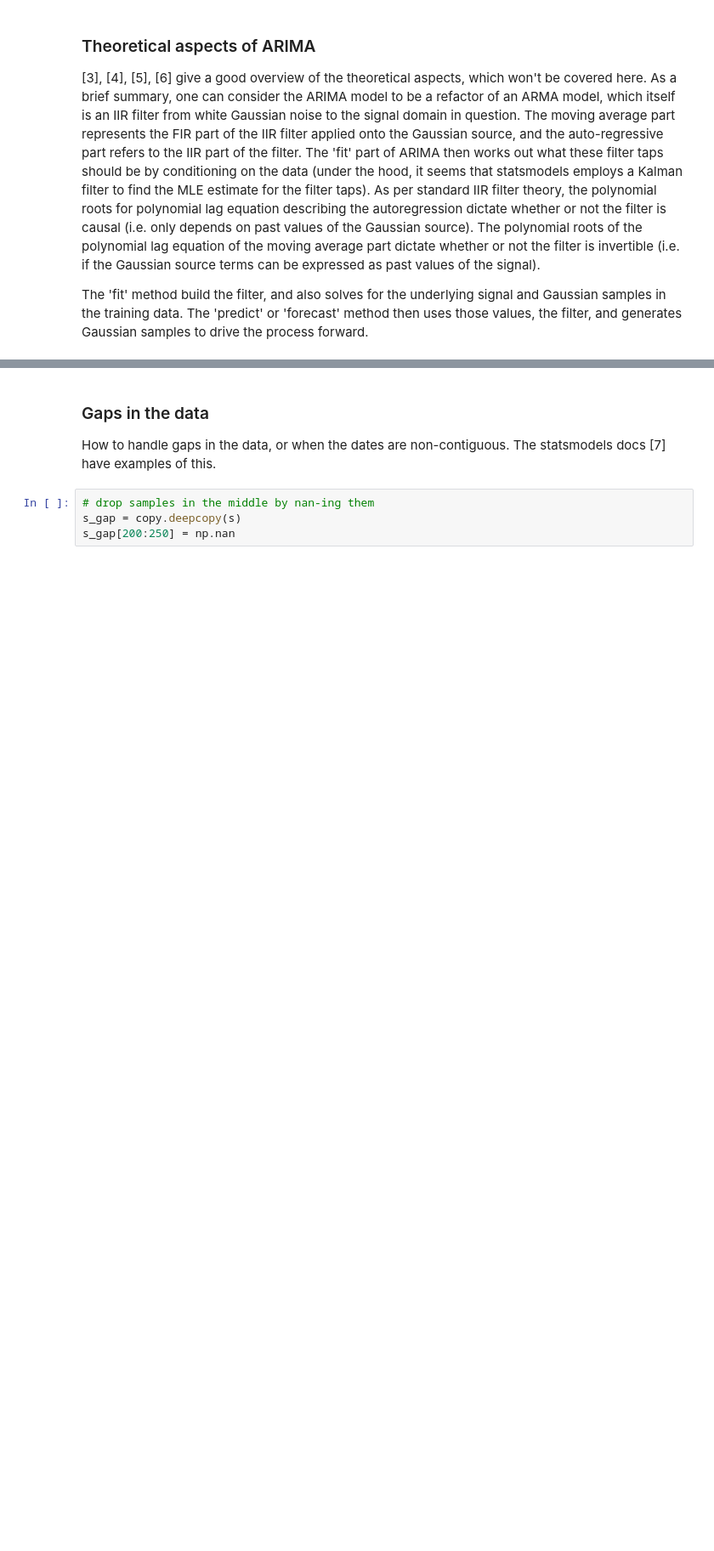
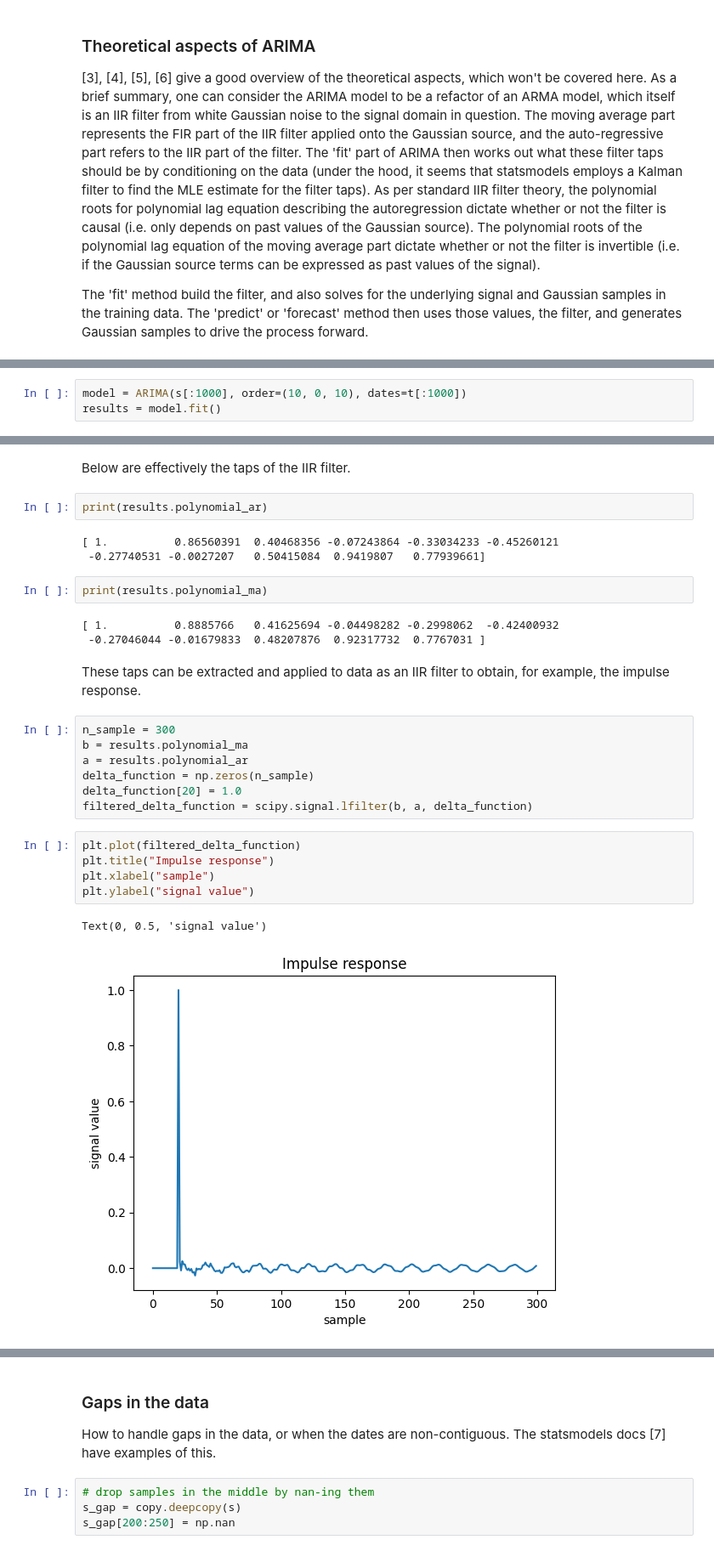
Before and after one commit to nagi49000/stats-play, a Jupyter notebook: python/notebooks/arima-models-on-timeseries.ipynb, the cells around one changed output, grey strips where cells are left out. Shown at 85% size. Drawn from its saved outputs; the diff is of its cells as text; blank space fills up the shorter version.

Commit message:
updated with section on IIR filtering

```diff
--- a/python/notebooks/arima-models-on-timeseries.ipynb
+++ b/python/notebooks/arima-models-on-timeseries.ipynb
@@ -157,0 +144,3 @@ The 'fit' method build the filter, and also solves for the underlying signal and
+# %%
+model = ARIMA(s[:1000], order=(10, 0, 10), dates=t[:1000])
+results = model.fit()
@@ -157,0 +151,29 @@ The 'fit' method build the filter, and also solves for the underlying signal and
+# %% [markdown]
+Below are effectively the taps of the IIR filter.
+# %%
+print(results.polynomial_ar)
+# %% [output]
+[ 1.          0.86560391  0.40468356 -0.07243864 -0.33034233 -0.45260121
+ -0.27740531 -0.0027207   0.50415084  0.9419807   0.77939661]
+# %%
+print(results.polynomial_ma)
+# %% [output]
+[ 1.          0.8885766   0.41625694 -0.04498282 -0.2998062  -0.42400932
+ -0.27046044 -0.01679833  0.48207876  0.92317732  0.7767031 ]
+# %% [markdown]
+These taps can be extracted and applied to data as an IIR filter to obtain, for example, the impulse response.
+# %%
+n_sample = 300
+b = results.polynomial_ma
+a = results.polynomial_ar
+delta_function = np.zeros(n_sample)
+delta_function[20] = 1.0
+filtered_delta_function = scipy.signal.lfilter(b, a, delta_function)
+# %%
+plt.plot(filtered_delta_function)
+plt.title("Impulse response")
+plt.xlabel("sample")
+plt.ylabel("signal value")
+# %% [output]
+Text(0, 0.5, 'signal value')
+[figure, added]
```
Also changed, not shown: parts of 10 cells of this notebook.
